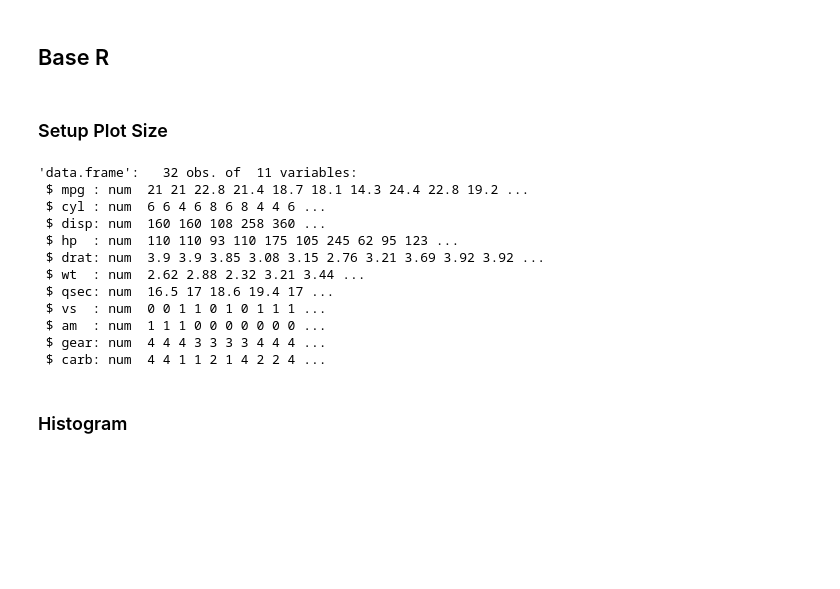
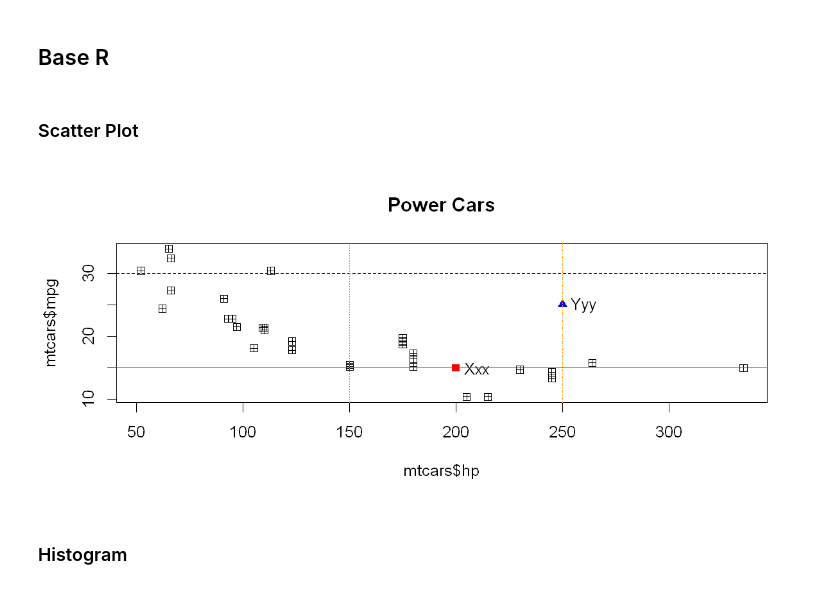
Before and after one commit to yongks/r_book, a Jupyter notebook: 04-visualization.ipynb, the cells around one changed output. Saved outputs shown, nothing was run; the diff lists cells and outputs as text; code cells hidden in the pictures; blank space fills up the shorter version.

```diff
--- a/04-visualization.ipynb
+++ b/04-visualization.ipynb
@@ -3,21 +27,29 @@
 # %% [markdown]
 ## Base R
 # %% [markdown]
-### Setup Plot Size
+### Scatter Plot
-# %%
-str( mtcars )
-# %% [output]
-'data.frame':   32 obs. of  11 variables:
- $ mpg : num  21 21 22.8 21.4 18.7 18.1 14.3 24.4 22.8 19.2 ...
- $ cyl : num  6 6 4 6 8 6 8 4 4 6 ...
- $ disp: num  160 160 108 258 360 ...
- $ hp  : num  110 110 93 110 175 105 245 62 95 123 ...
- $ drat: num  3.9 3.9 3.85 3.08 3.15 2.76 3.21 3.69 3.92 3.92 ...
- $ wt  : num  2.62 2.88 2.32 3.21 3.44 ...
- $ qsec: num  16.5 17 18.6 19.4 17 ...
- $ vs  : num  0 0 1 1 0 1 0 1 1 1 ...
- $ am  : num  1 1 1 0 0 0 0 0 0 0 ...
- $ gear: num  4 4 4 3 3 3 3 4 4 4 ...
- $ carb: num  4 4 1 1 2 1 4 2 2 4 ...
+# %%
+plot( mtcars$hp,
+     mtcars$mpg,
+     col='black',
+     pch=12)
+
+points(c(200,250),           # optional
+       c(15,25),
+       col=c('red','blue'),
+       pch=c(15,17))
+
+text(c(200+10,250+10),       # optional
+     c(15,25),
+     c('Xxx','Yyy'))
+
+abline(h = c(15,30),         # optional
+       v = c(150,250),
+       col = c('red','blue','green','orange'),
+       lty = c(1,2,3,4,5))
+
+title("Power Cars")
+# %% [output]
+[figure, added]
 # %% [markdown]
 ### Histogram
```
Also changed, not shown: parts of 19 cells of this notebook, 11 other files.
